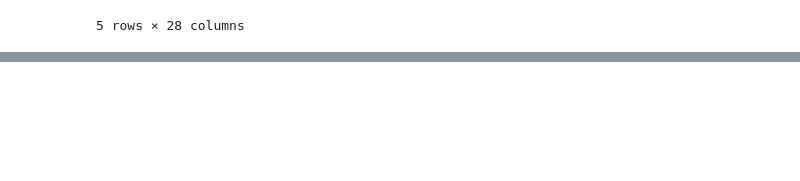
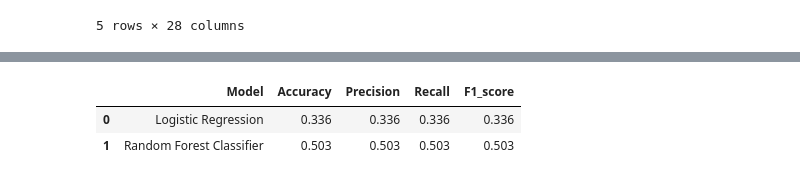
Before and after one commit to anuska58/airbnb-nyc, a Jupyter notebook: classification.ipynb, the cells around one changed output, grey strips where cells are left out. Cells and saved outputs as stored; diff of their text form; code cells hidden in the pictures; blank space fills up the shorter version.

```diff
--- a/classification.ipynb
+++ b/classification.ipynb
@@ -29,0 +106,11 @@ df.head()
+# %%
+X_train, X_test, y_train, y_test = train_test_split(
+    X,
+    y,
+    test_size=0.2,
+    random_state=42,
+    stratify=y,
+)
+
+print("Train shape:", X_train.shape)
+print("Test shape:", X_test.shape)
@@ -29,0 +228,28 @@ df.head()
+# %%
+classification_results = pd.DataFrame(
+    {
+        "Model": ["Logistic Regression", "Random Forest Classifier"],
+        "Accuracy": [
+            accuracy_score(y_test, y_pred_log),
+            accuracy_score(y_test, y_pred_rf),
+        ],
+        "Precision": [
+            precision_score(y_test, y_pred_log, average="weighted"),
+            precision_score(y_test, y_pred_rf, average="weighted"),
+        ],
+        "Recall": [
+            recall_score(y_test, y_pred_log, average="weighted"),
+            recall_score(y_test, y_pred_rf, average="weighted"),
+        ],
+        "F1_score": [
+            f1_score(y_test, y_pred_log, average="weighted"),
+            f1_score(y_test, y_pred_rf, average="weighted"),
+        ],
+    }
+)
+
+classification_results.round(3)
+# %% [output]
+|  | Model | Accuracy | Precision | Recall | F1_score |
+| 0 | Logistic Regression | 0.336 | 0.336 | 0.336 | 0.336 |
+| 1 | Random Forest Classifier | 0.503 | 0.503 | 0.503 | 0.503 |
```
Also changed, not shown: parts of 12 cells of this notebook.
